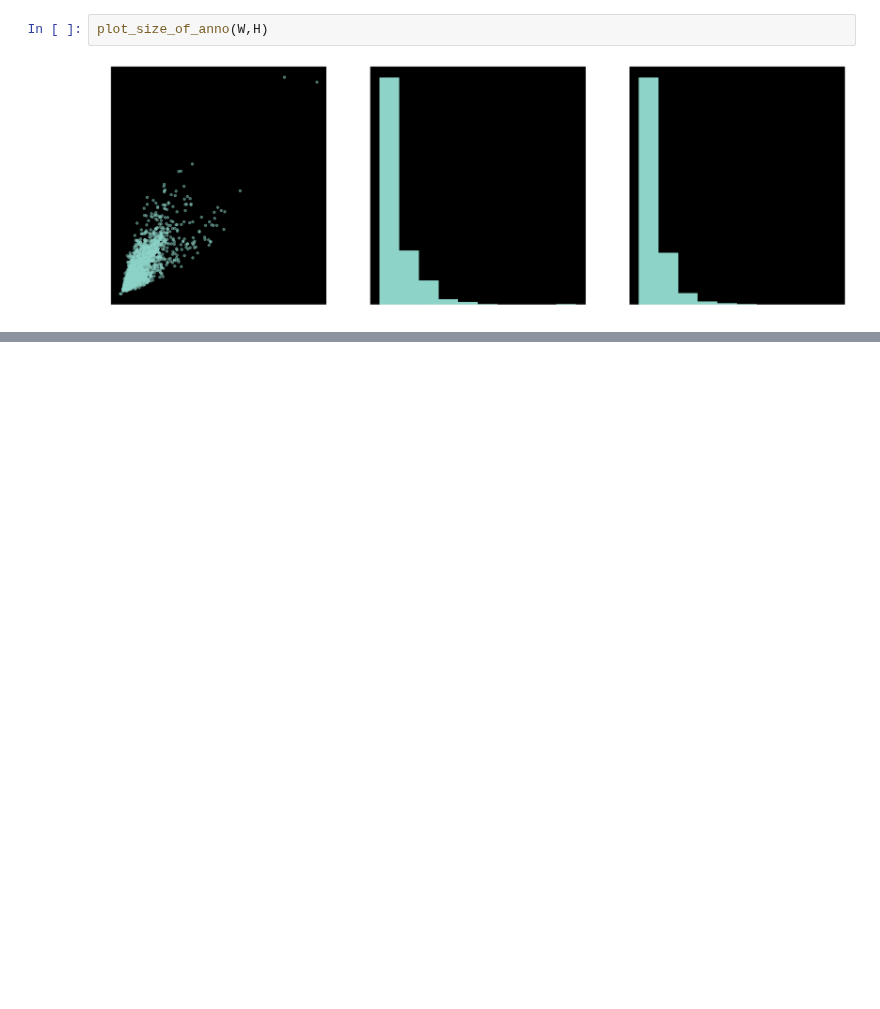
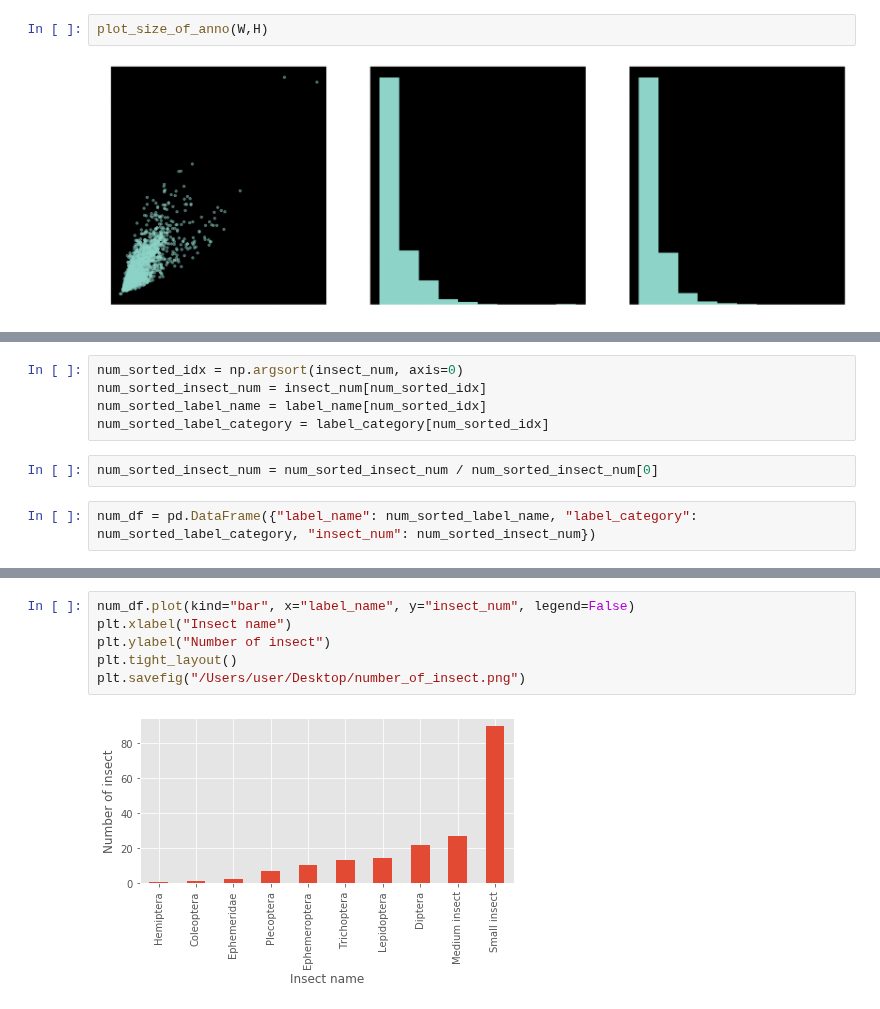
Before and after one commit to keiiti975/Insect_Phenology_Detector, a Jupyter notebook: result/classification/visualize_annotation/visualize_annotation.ipynb, the cells around one changed output, grey strips where cells are left out. Cells and saved outputs as stored; diff of their text form; blank space fills up the shorter version.

```diff
--- a/result/classification/visualize_annotation/visualize_annotation.ipynb
+++ b/result/classification/visualize_annotation/visualize_annotation.ipynb
@@ -70,0 +128,9 @@ plot_size_of_anno(W,H)
+# %%
+num_sorted_idx = np.argsort(insect_num, axis=0)
+num_sorted_insect_num = insect_num[num_sorted_idx]
+num_sorted_label_name = label_name[num_sorted_idx]
+num_sorted_label_category = label_category[num_sorted_idx]
+# %%
+num_sorted_insect_num = num_sorted_insect_num / num_sorted_insect_num[0]
+# %%
+num_df = pd.DataFrame({"label_name": num_sorted_label_name, "label_category": num_sorted_label_category, "insect_num": num_sorted_insect_num})
@@ -70,0 +151,8 @@ plot_size_of_anno(W,H)
+# %%
+num_df.plot(kind="bar", x="label_name", y="insect_num", legend=False)
+plt.xlabel("Insect name")
+plt.ylabel("Number of insect")
+plt.tight_layout()
+plt.savefig("/Users/user/Desktop/number_of_insect.png")
+# %% [output]
+[figure, added]
```
Also changed, not shown: parts of 13 cells of this notebook, 5 other files.
